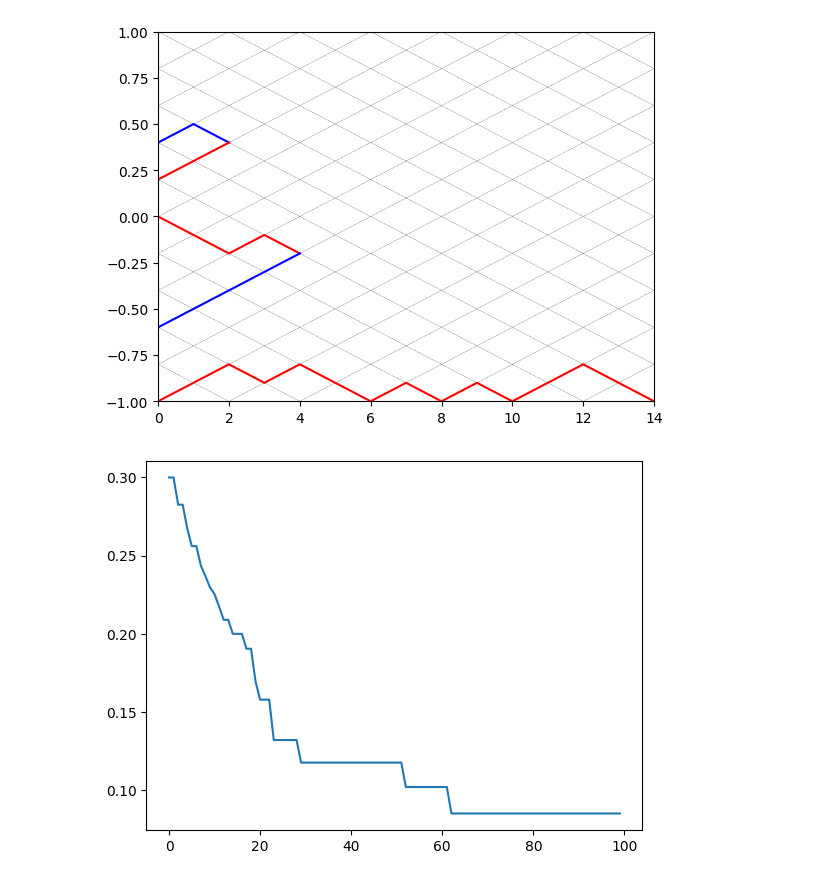
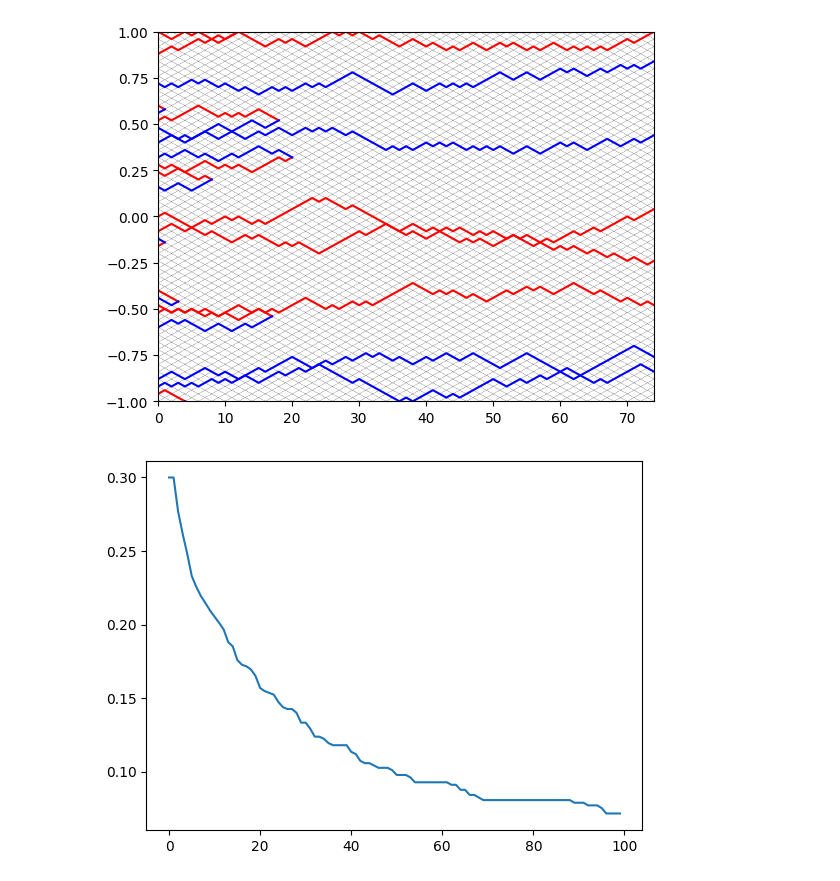
Before and after one commit to Epsylene/BrownianAnnihilation, a Jupyter notebook: brownian.ipynb, the cells around one changed output. Saved outputs shown, nothing was run; the diff lists cells and outputs as text; code cells hidden in the pictures.

```diff
--- a/brownian.ipynb
+++ b/brownian.ipynb
@@ -18,12 +18,11 @@ class Brownian:
         self.x[0] = np.random.choice(np.linspace(-1, 1, 2*n+1), size=n, replace=False)
         self.x[1:, :] = np.nan
 
-        # Randomly assign a number of particle and anti-particle
-        # states, according to the initial concentration
-        n_a = int(n*c)
-        n_p = n - n_a
-        self.particles = np.concatenate((-1*np.ones(n_p), np.ones(n_a)))
-        np.random.shuffle(self.particles)
+        # Assign a number of particle and antiparticle state
+        n_p = int(n*c)
+        n_a = n - n_p
+        self.particles = np.concatenate((-1*np.ones(n_a), 1*np.ones(n_p)))
+        self.offset = n_a
 
         self.compute()
 
@@ -31,18 +30,21 @@ class Brownian:
         N, n = self.N, self.n
         x, particles = self.x, self.particles
         p_idx = np.where(self.particles == 1)[0]
+        a_idx = np.where(self.particles == -1)[0]
 
         self.annihilated = annihilated = np.zeros((N, n))
 
         for t in range(N-1):
-            for (i, xi) in enumerate(x[t]):
+            for (i, xi) in enumerate(x[t, a_idx]):
                 if annihilated[t, i] == 1: continue
-                for (j, xj) in enumerate(x[t]):
-                    if annihilated[t, j] == 1: continue
-                    if particles[i] == -particles[j] and np.allclose(xi, xj):
-                        annihilated[t+1:, i] = annihilated[t+1:, j] = 1
+                for (j, xj) in enumerate(x[t, p_idx]):
+                    if annihilated[t, j+self.offset] == 1: continue
+                    if np.allclose(xi, xj):
+                        annihilated[t+1:, i] = annihilated[t+1:, j+self.offset] = 1
 
             x[t + 1] = x[t] + np.random.choice([-1/(2*n), 1/(2*n)], size=n)
+
+        # print(annihilated)
 
     def plot(self):
         N, n = self.N, self.n
@@ -85,12 +87,12 @@ class Brownian:
         plt.plot(range(N), concentration)
         if full_plot: plt.ylim(0, 1)
 # %%
-b = Brownian(5, 0.5)
+b = Brownian(25, 0.5)
 b.plot()
 # %% [output]
-[figure, old version]
+[figure, new version]
 # %%
-b = Brownian(100, 0.3)
+b = Brownian(1000, 0.3)
 b.concentration()
 # %% [output]
-[figure, old version]
+[figure, new version]
```
